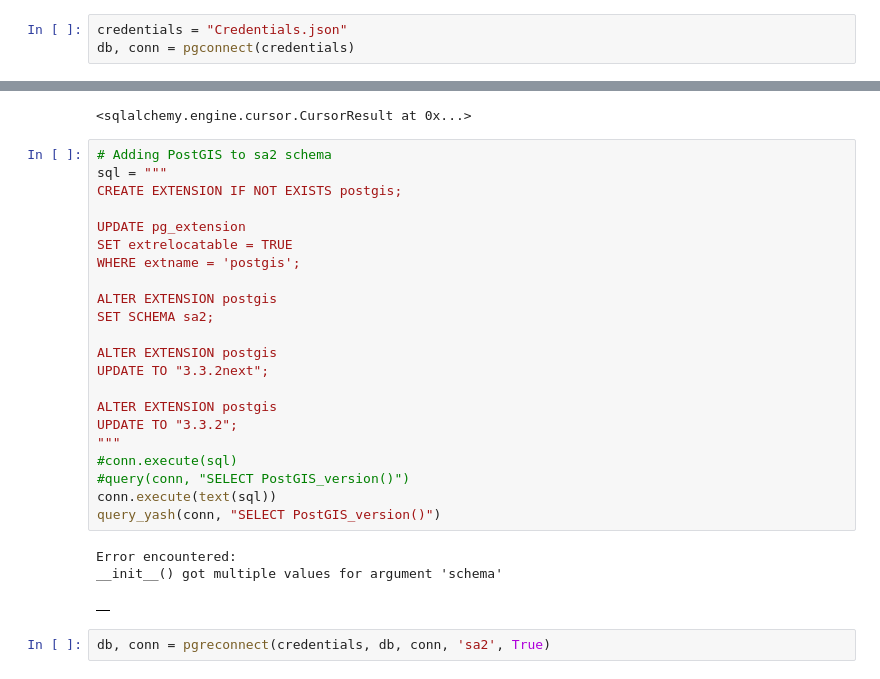
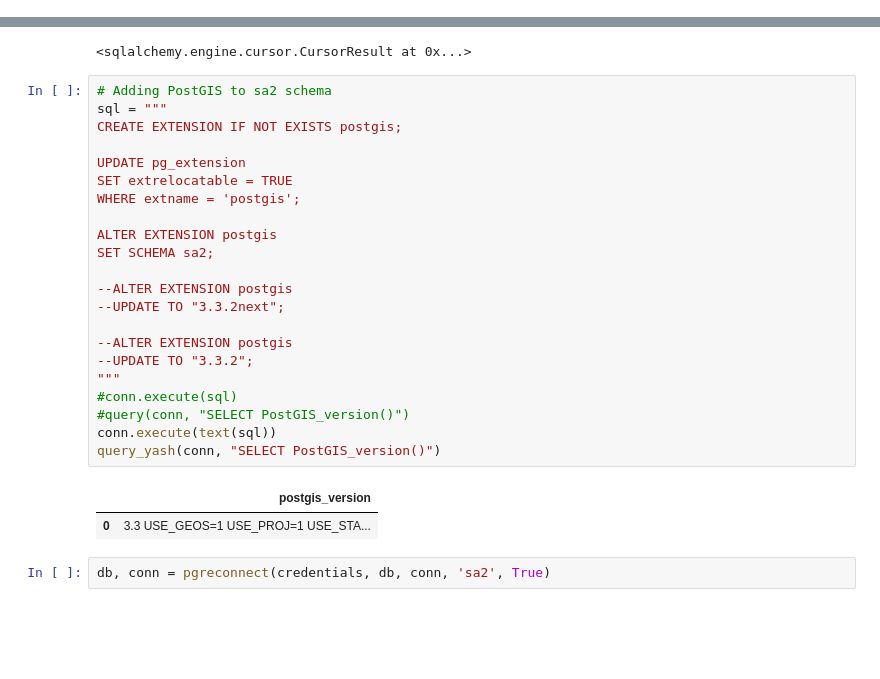
Before and after one commit to FixItChris/DATA2901, a Jupyter notebook: Report.ipynb, the cells around one changed output, grey strips where cells are left out. Cells and saved outputs as stored; diff of their text form; blank space fills up the shorter version.

```diff
--- a/Report.ipynb
+++ b/Report.ipynb
@@ -100,6 +100,3 @@ def query_yash(conn, sqlcmd, args=None, df=True):
     except Exception as e:
         print("Error encountered: ", e, sep='\n')
     return result
-# %%
-credentials = "Credentials.json"
-db, conn = pgconnect(credentials)
@@ -119,29 +117,28 @@ conn.execute(text(sql))
 # %%
 # Adding PostGIS to sa2 schema
 sql = """
 CREATE EXTENSION IF NOT EXISTS postgis;
 
 UPDATE pg_extension
 SET extrelocatable = TRUE
 WHERE extname = 'postgis';
 
 ALTER EXTENSION postgis
 SET SCHEMA sa2;
 
-ALTER EXTENSION postgis
-UPDATE TO "3.3.2next";
+--ALTER EXTENSION postgis
+--UPDATE TO "3.3.2next";
 
-ALTER EXTENSION postgis
-UPDATE TO "3.3.2";
+--ALTER EXTENSION postgis
+--UPDATE TO "3.3.2";
 """
 #conn.execute(sql)
 #query(conn, "SELECT PostGIS_version()")
 conn.execute(text(sql))
 query_yash(conn, "SELECT PostGIS_version()")
 # %% [output]
-Error encountered:
-__init__() got multiple values for argument 'schema'
-|  |
+|  | postgis_version |
+| 0 | 3.3 USE_GEOS=1 USE_PROJ=1 USE_STA... |
 # %%
 db, conn = pgreconnect(credentials, db, conn, 'sa2', True)
 # %% [output]
```
Also changed, not shown: parts of 13 cells of this notebook.
